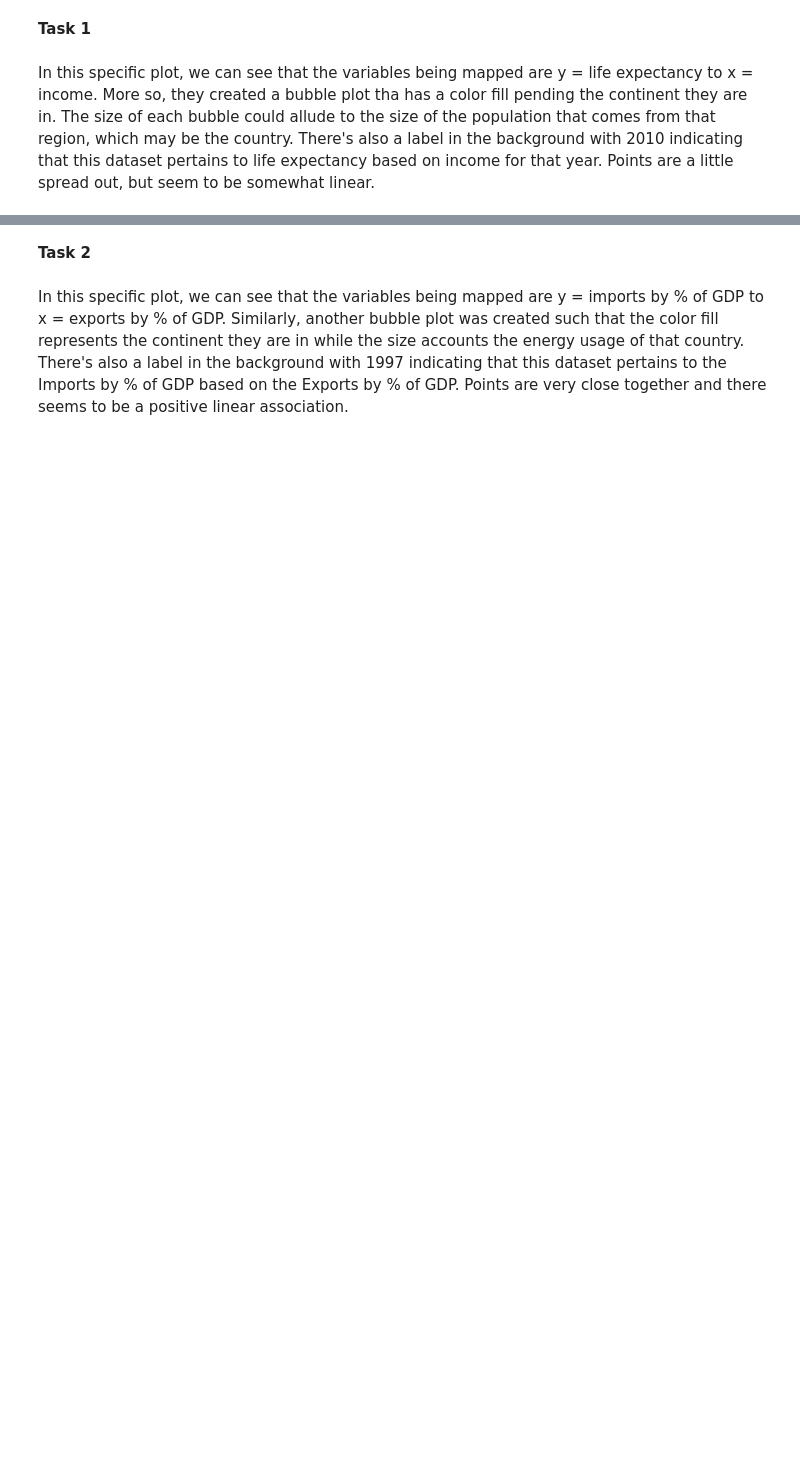
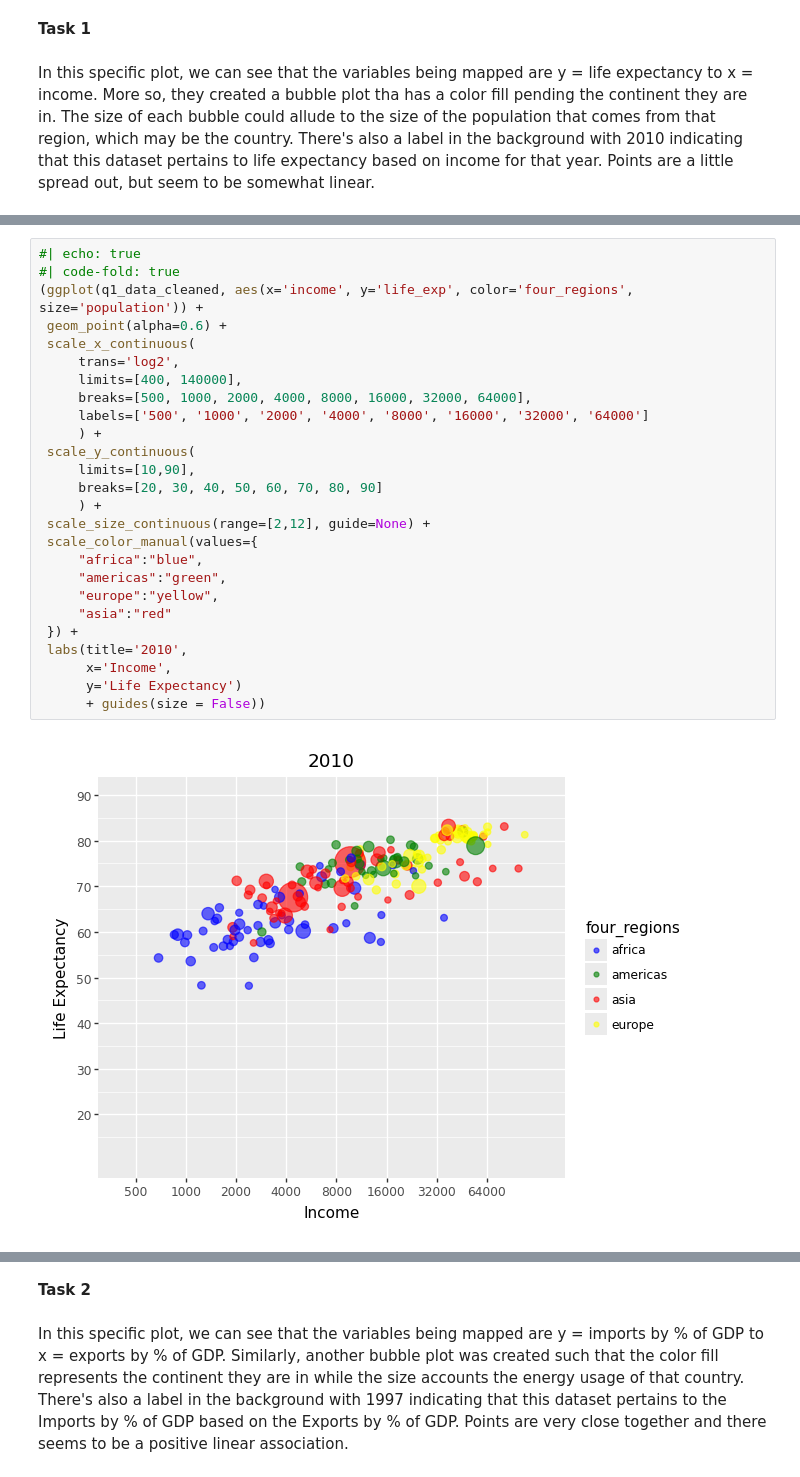
Before and after one commit to ulisesjcaroflores/Lab1, a Jupyter notebook: Lab1.ipynb, the cells around one changed output, grey strips where cells are left out. Cells and saved outputs as stored; diff of their text form; blank space fills up the shorter version.

```diff
--- a/Lab1.ipynb
+++ b/Lab1.ipynb
@@ -32,0 +47,28 @@ q1_data.head()
+# %%
+#| echo: true
+#| code-fold: true
+(ggplot(q1_data_cleaned, aes(x='income', y='life_exp', color='four_regions', size='population')) +
+ geom_point(alpha=0.6) +
+ scale_x_continuous(
+     trans='log2',
+     limits=[400, 140000],
+     breaks=[500, 1000, 2000, 4000, 8000, 16000, 32000, 64000],
+     labels=['500', '1000', '2000', '4000', '8000', '16000', '32000', '64000']
+     ) +
+ scale_y_continuous(
+     limits=[10,90],
+     breaks=[20, 30, 40, 50, 60, 70, 80, 90]
+     ) +
+ scale_size_continuous(range=[2,12], guide=None) +
+ scale_color_manual(values={
+     "africa":"blue",
+     "americas":"green",
+     "europe":"yellow",
+     "asia":"red"
+ }) +
+ labs(title='2010',
+      x='Income',
+      y='Life Expectancy')
+      + guides(size = False))
+# %% [output]
+[figure, added]
```
Also changed, not shown: parts of 35 cells of this notebook, 1 other file.
